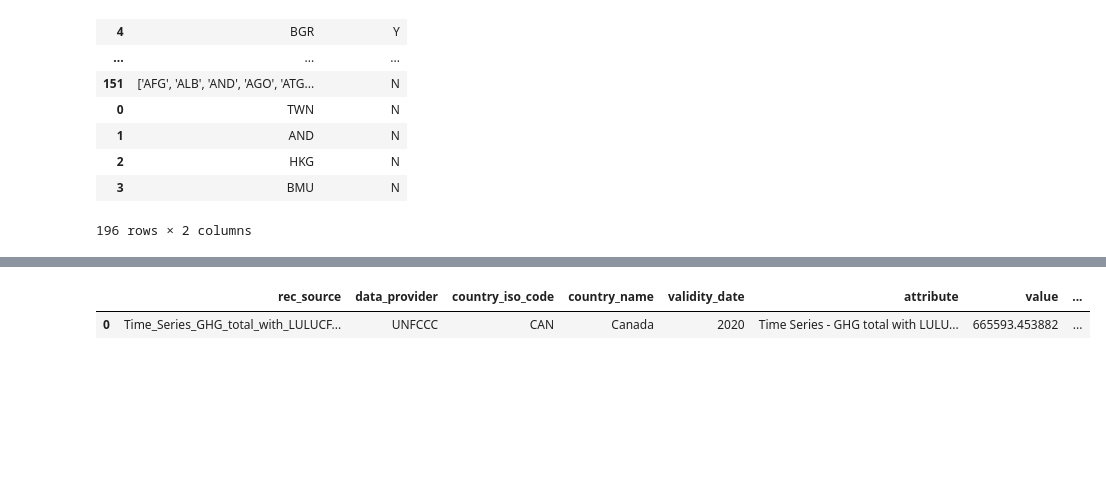
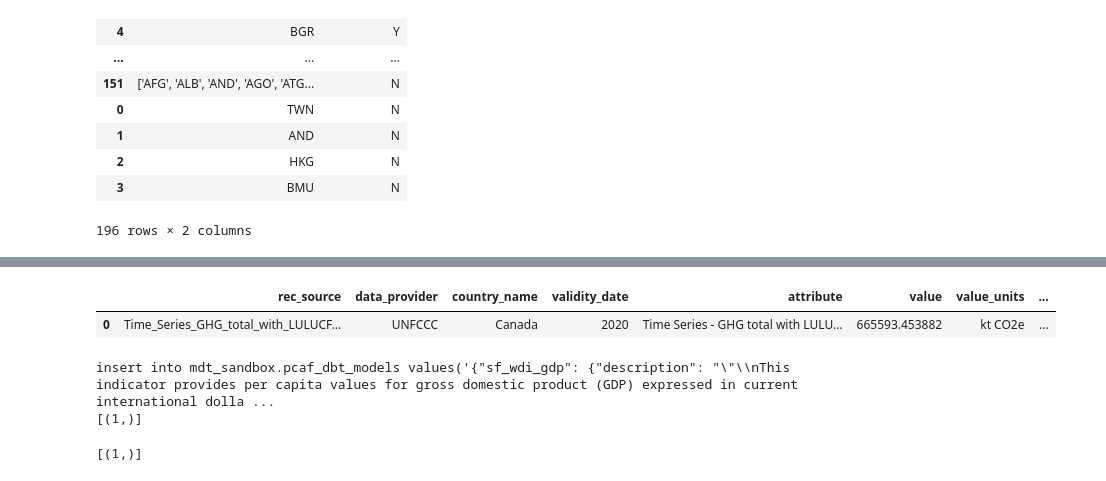
Before and after one commit to os-climate/PCAF-sovereign-footprint, a Jupyter notebook: notebooks/UNFCCC-GHG-total-with-LULUCF.ipynb, the cells around one changed output, grey strips where cells are left out. Saved outputs shown, nothing was run; the diff lists cells and outputs as text; code cells hidden in the pictures; blank space fills up the shorter version.

```diff
--- a/notebooks/UNFCCC-GHG-total-with-LULUCF.ipynb
+++ b/notebooks/UNFCCC-GHG-total-with-LULUCF.ipynb
@@ -15,6 +5,7 @@ if os.path.exists(dotenv_path):
 # %%
-# use a catalog that is configured for iceberg
-ingest_catalog = 'osc_datacommons_dev'
-ingest_schema = 'pcaf_sovereign_footprint'
+from pcaf_env import *
+import ParseXLS as parser
+
 ingest_table = 'sf_unfccc_with_lulucf'
 ingest_country_table ='sf_unfccc_countries'
+models_table = 'pcaf_dbt_models'
@@ -381,0 +226,34 @@ batch insert result: [(256,)]
+# %%
+custom_meta_content = {
+    'data provider': df[['data_provider']],
+    'title': 'UNFCCC GHG Total with LULUCF by country and year',
+    'author': 'UNFCCC',
+    'contact': 'GHGdata@unfccc.int',
+    'description': json.dumps("""
+UNFCCC GHG Total with LULUCF by country and year"""),
+    'release_date': '2022-01-01 00:00:00',
+    # How should we describe our transformative step here?
+}
+
+def description_is (s):
+    return { 'Description': json.dumps(s)}
+
+custom_meta_fields = {}
+custom_meta_fields['rec_source'] = description_is("Annual_Net_emissions_removals_in_Gg_CO₂_equivalent_incl_LULUCF.csv and Time_Series_GHG_total_with_LULUCF_in_kt_CO₂_equivalent.xlsx")
+custom_meta_fields['data_provider'] = description_is("UNFCCC")
+custom_meta_fields['country_iso_code'] = description_is("ISO-3166 Country Code (alpha_3)")
+custom_meta_fields['country_name'] = description_is("ISO-3166 Country Name")
+custom_meta_fields['attribute'] = description_is("Time Series - GHG total with LULUCF")
+custom_meta_fields['value'] = description_is("kt CO₂ equivalent")
+custom_meta_fields['value_units'] = description_is("kt CO2e")
+custom_meta_fields['validity_date'] = description_is("Year of measurement")
+
+for f in custom_meta_fields:
+    if 'ISO' in custom_meta_fields[f]['Description']:
+        custom_meta_fields[f]['tags'] = ['ISO']
+    elif 'IPCC' in custom_meta_fields[f]['Description']:
+        custom_meta_fields[f]['tags'] = ['IPCC']
+    elif 'WDI' in custom_meta_fields[f]['Description']:
+        custom_meta_fields[f]['tags'] = ['WDI']
+    elif f == 'year':
+        custom_meta_fields[f]['tags'] = ['annual']
@@ -382,9 +289,10 @@ batch insert result: [(256,)]
 # %%
 sql=f"""
-select * from {ingest_catalog}.{ingest_schema}.{ingest_table} where country_iso_code='CAN' and validity_date=2020"""
+select * from {ingest_catalog}.{ingest_schema}.{ingest_table}_source
+where country_iso_code='CAN' and validity_date=2020"""
 pd.read_sql(sql, engine)
 # %% [output]
-|  | rec_source | data_provider | country_iso_code | country_name | validity_date | attribute | value | ... |
-| 0 | Time_Series_GHG_total_with_LULUCF... | UNFCCC | CAN | Canada | 2020 | Time Series - GHG total with LULU... | 665593.453882 | ... |
+|  | rec_source | data_provider | country_name | validity_date | attribute | value | value_units | ... |
+| 0 | Time_Series_GHG_total_with_LULUCF... | UNFCCC | Canada | 2020 | Time Series - GHG total with LULU... | 665593.453882 | kt CO2e | ... |
 # %%
 sql=f"""
@@ -393,0 +302,6 @@ df.to_excel("pcaf_countries.xls",index=False,encoding='utf-8')
+# %%
+osc._do_sql(f"insert into {ingest_schema}.{models_table} values(\'{json.dumps(dbt_dict['models'])}\')", engine, verbose=True)
+# %% [output]
+insert into mdt_sandbox.pcaf_dbt_models values('{"sf_wdi_gdp": {"description": "\"\\nThis indicator provides per capita values for gross domestic product (GDP) expressed in current international dolla ...
+[(1,)]
+[(1,)]
```
Also changed, not shown: parts of 21 cells of this notebook, 36 other files.
